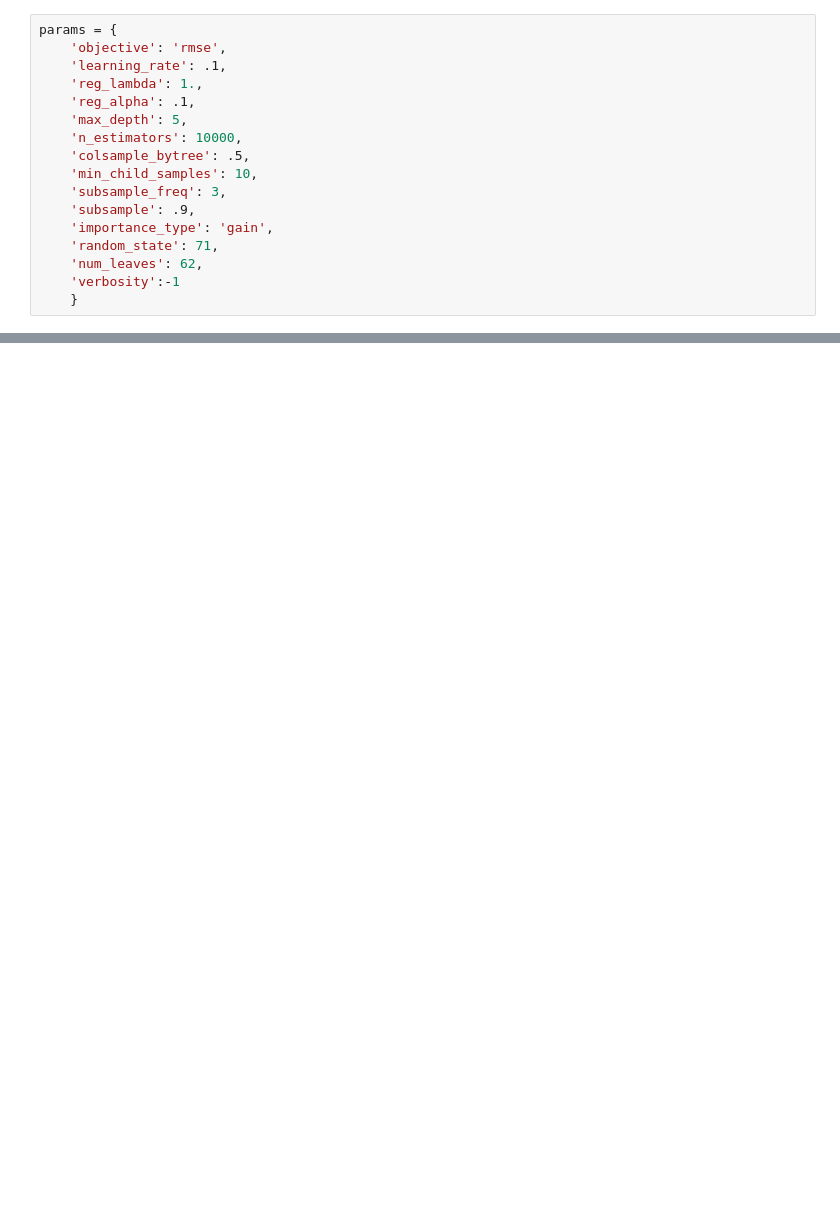
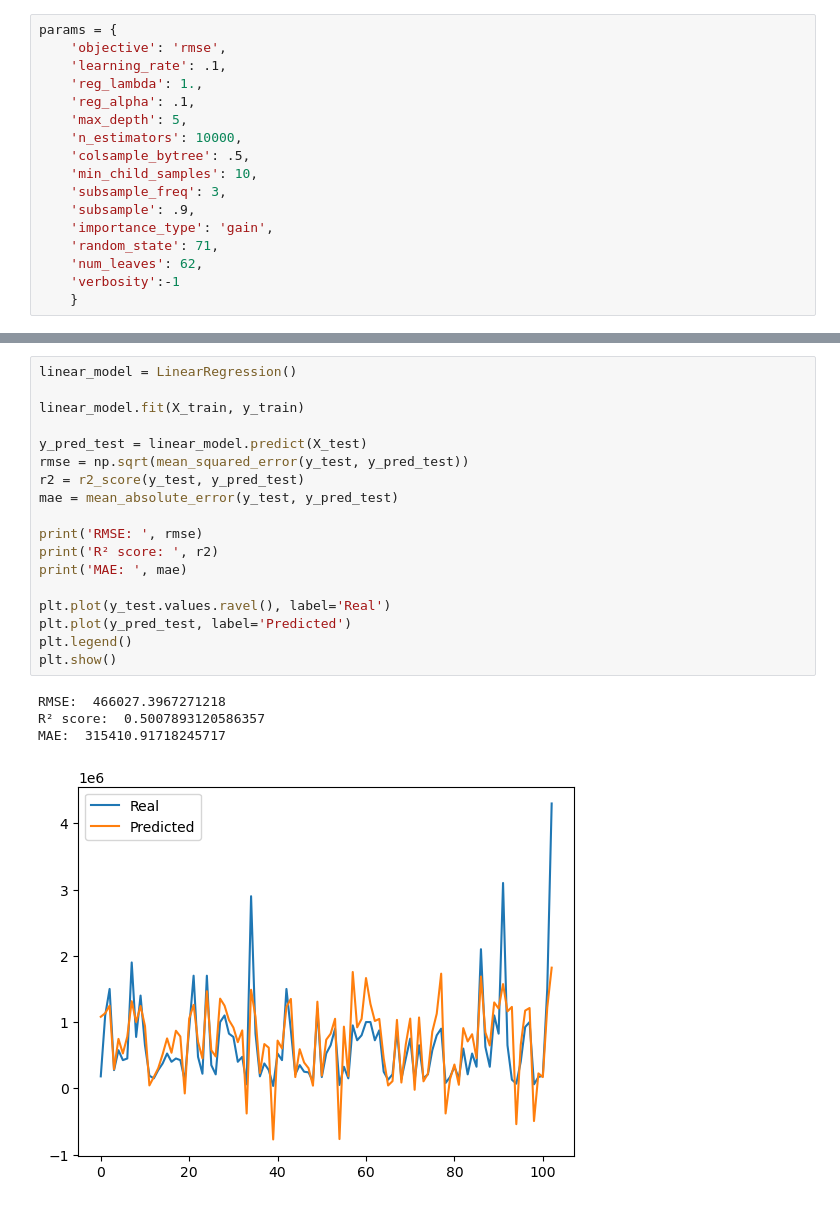
Before and after one commit to yter47/ExjobbKod, a Jupyter notebook: LightGBMNotebookTest-1.ipynb, the cells around one changed output, grey strips where cells are left out. Cells and saved outputs as stored; diff of their text form; blank space fills up the shorter version.

```diff
--- a/LightGBMNotebookTest-1.ipynb
+++ b/LightGBMNotebookTest-1.ipynb
@@ -167,0 +255,23 @@ plt.show()
+# %%
+linear_model = LinearRegression()
+
+linear_model.fit(X_train, y_train)
+
+y_pred_test = linear_model.predict(X_test)
+rmse = np.sqrt(mean_squared_error(y_test, y_pred_test))
+r2 = r2_score(y_test, y_pred_test)
+mae = mean_absolute_error(y_test, y_pred_test)
+
+print('RMSE: ', rmse)
+print('R² score: ', r2)
+print('MAE: ', mae)
+
+plt.plot(y_test.values.ravel(), label='Real')
+plt.plot(y_pred_test, label='Predicted')
+plt.legend()
+plt.show()
+# %% [output]
+RMSE:  466027.3967271218
+R² score:  0.5007893120586357
+MAE:  315410.91718245717
+[figure, added]
```
Also changed, not shown: parts of 18 cells of this notebook.
